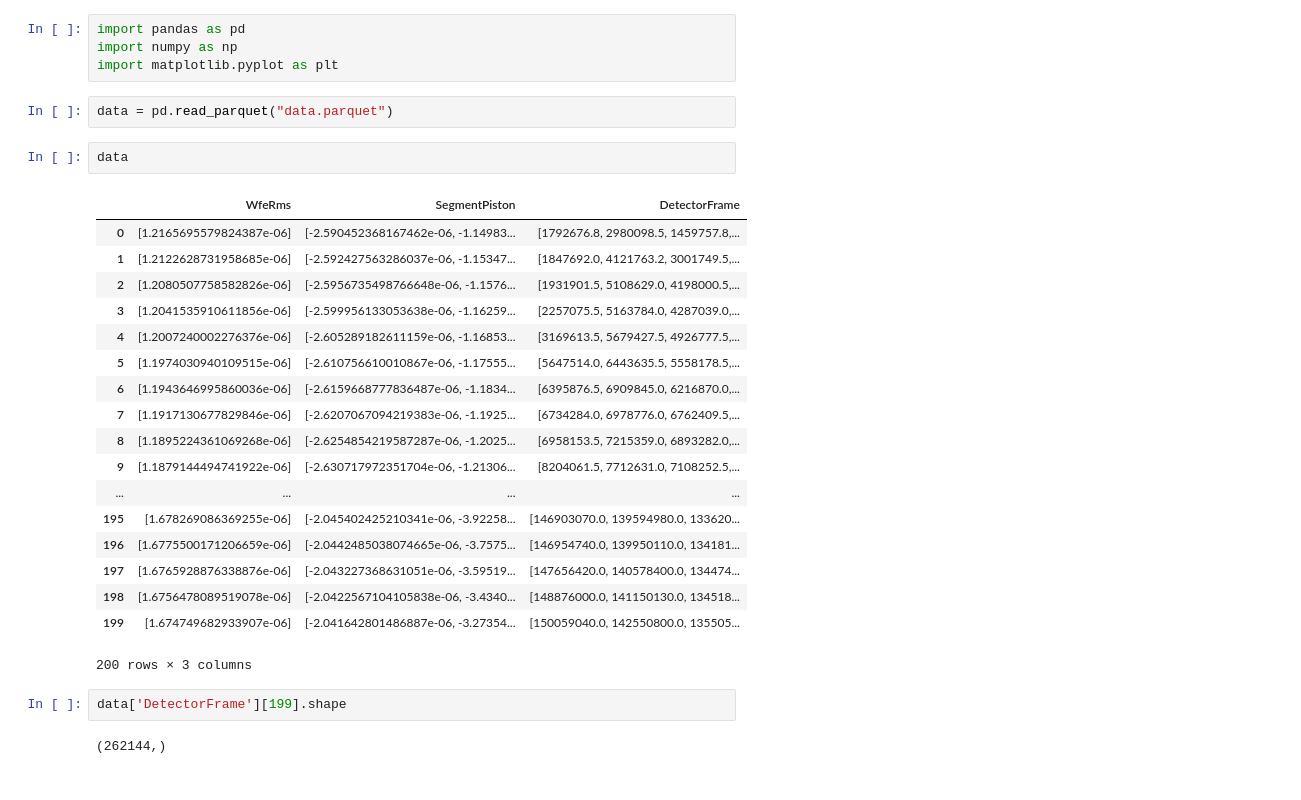
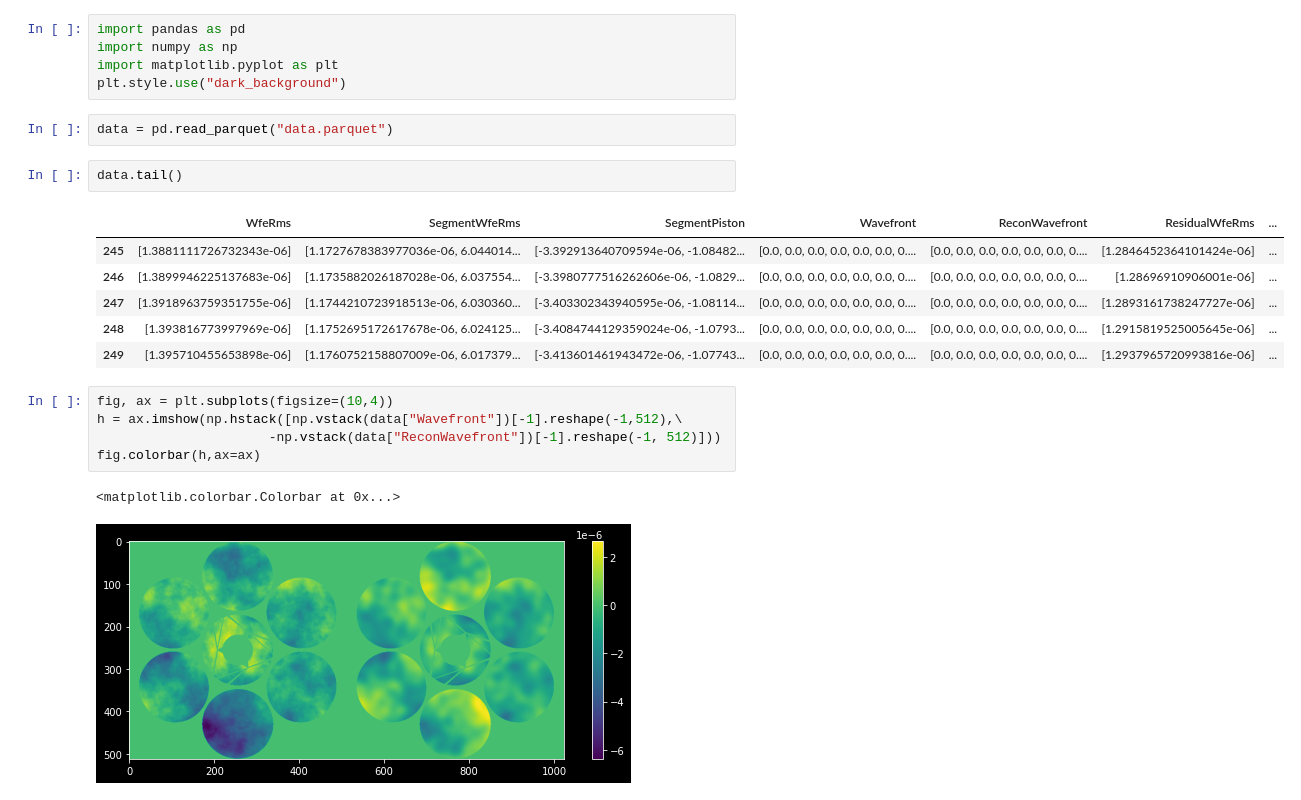
Before and after one commit to rconan/dos101, a Jupyter notebook: data.ipynb, the cells around one changed output. Drawn from its saved outputs; the diff is of its cells as text.

```diff
--- a/data.ipynb
+++ b/data.ipynb
@@ -2,30 +2,23 @@
 import pandas as pd
 import numpy as np
 import matplotlib.pyplot as plt
+plt.style.use("dark_background")
 # %%
 data = pd.read_parquet("data.parquet")
 # %%
-data
+data.tail()
 # %% [output]
-|  | WfeRms | SegmentPiston | DetectorFrame |
-| 0 | [1.2165695579824387e-06] | [-2.590452368167462e-06, -1.14983... | [1792676.8, 2980098.5, 1459757.8,... |
-| 1 | [1.2122628731958685e-06] | [-2.592427563286037e-06, -1.15347... | [1847692.0, 4121763.2, 3001749.5,... |
-| 2 | [1.2080507758582826e-06] | [-2.5956735498766648e-06, -1.1576... | [1931901.5, 5108629.0, 4198000.5,... |
-| 3 | [1.2041535910611856e-06] | [-2.599956133053638e-06, -1.16259... | [2257075.5, 5163784.0, 4287039.0,... |
-| 4 | [1.2007240002276376e-06] | [-2.605289182611159e-06, -1.16853... | [3169613.5, 5679427.5, 4926777.5,... |
-| 5 | [1.1974030940109515e-06] | [-2.610756610010867e-06, -1.17555... | [5647514.0, 6443635.5, 5558178.5,... |
-| 6 | [1.1943646995860036e-06] | [-2.6159668777836487e-06, -1.1834... | [6395876.5, 6909845.0, 6216870.0,... |
-| 7 | [1.1917130677829846e-06] | [-2.6207067094219383e-06, -1.1925... | [6734284.0, 6978776.0, 6762409.5,... |
-| 8 | [1.1895224361069268e-06] | [-2.6254854219587287e-06, -1.2025... | [6958153.5, 7215359.0, 6893282.0,... |
-| 9 | [1.1879144494741922e-06] | [-2.630717972351704e-06, -1.21306... | [8204061.5, 7712631.0, 7108252.5,... |
-| ... | ... | ... | ... |
-| 195 | [1.678269086369255e-06] | [-2.045402425210341e-06, -3.92258... | [146903070.0, 139594980.0, 133620... |
-| 196 | [1.6775500171206659e-06] | [-2.0442485038074665e-06, -3.7575... | [146954740.0, 139950110.0, 134181... |
-| 197 | [1.6765928876338876e-06] | [-2.043227368631051e-06, -3.59519... | [147656420.0, 140578400.0, 134474... |
-| 198 | [1.6756478089519078e-06] | [-2.0422567104105838e-06, -3.4340... | [148876000.0, 141150130.0, 134518... |
-| 199 | [1.674749682933907e-06] | [-2.041642801486887e-06, -3.27354... | [150059040.0, 142550800.0, 135505... |
+|  | WfeRms | SegmentWfeRms | SegmentPiston | Wavefront | ReconWavefront | ResidualWfeRms | ... |
+| 245 | [1.3881111726732343e-06] | [1.1727678383977036e-06, 6.044014... | [-3.392913640709594e-06, -1.08482... | [0.0, 0.0, 0.0, 0.0, 0.0, 0.0, 0.... | [0.0, 0.0, 0.0, 0.0, 0.0, 0.0, 0.... | [1.2846452364101424e-06] | ... |
+| 246 | [1.3899946225137683e-06] | [1.1735882026187028e-06, 6.037554... | [-3.3980777516262606e-06, -1.0829... | [0.0, 0.0, 0.0, 0.0, 0.0, 0.0, 0.... | [0.0, 0.0, 0.0, 0.0, 0.0, 0.0, 0.... | [1.28696910906001e-06] | ... |
+| 247 | [1.3918963759351755e-06] | [1.1744210723918513e-06, 6.030360... | [-3.403302343940595e-06, -1.08114... | [0.0, 0.0, 0.0, 0.0, 0.0, 0.0, 0.... | [0.0, 0.0, 0.0, 0.0, 0.0, 0.0, 0.... | [1.2893161738247727e-06] | ... |
+| 248 | [1.393816773997969e-06] | [1.1752695172617678e-06, 6.024125... | [-3.4084744129359024e-06, -1.0793... | [0.0, 0.0, 0.0, 0.0, 0.0, 0.0, 0.... | [0.0, 0.0, 0.0, 0.0, 0.0, 0.0, 0.... | [1.2915819525005645e-06] | ... |
+| 249 | [1.395710455653898e-06] | [1.1760752158807009e-06, 6.017379... | [-3.413601461943472e-06, -1.07743... | [0.0, 0.0, 0.0, 0.0, 0.0, 0.0, 0.... | [0.0, 0.0, 0.0, 0.0, 0.0, 0.0, 0.... | [1.2937965720993816e-06] | ... |
-200 rows × 3 columns
-# %%
-data['DetectorFrame'][199].shape
-# %% [output]
-(262144,)
+# %%
+fig, ax = plt.subplots(figsize=(10,4))
+h = ax.imshow(np.hstack([np.vstack(data["Wavefront"])[-1].reshape(-1,512),\
+                      -np.vstack(data["ReconWavefront"])[-1].reshape(-1, 512)]))
+fig.colorbar(h,ax=ax)
+# %% [output]
+<matplotlib.colorbar.Colorbar at 0x...>
+[figure, added]
```
Also changed, not shown: parts of 6 cells of this notebook, 2 other files.
